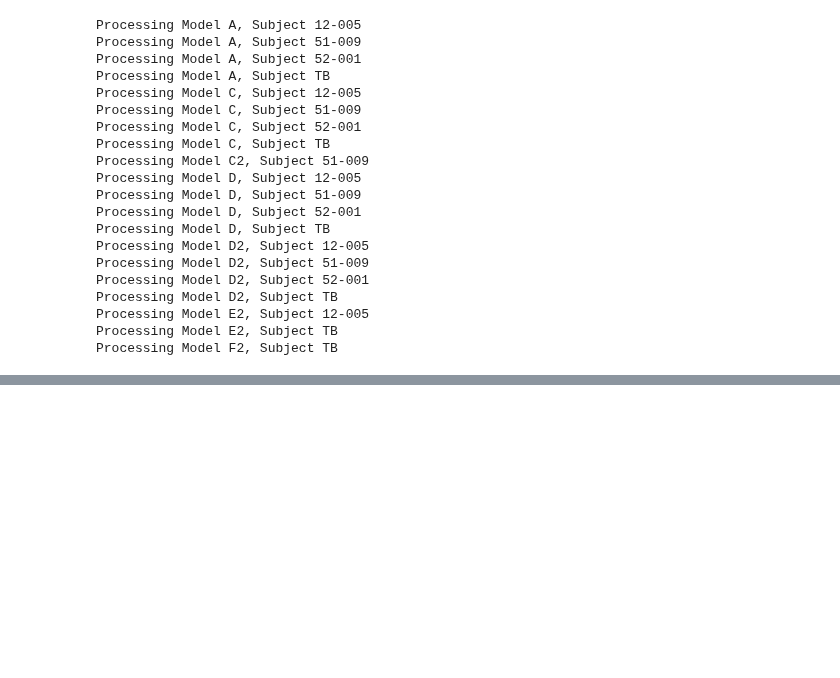
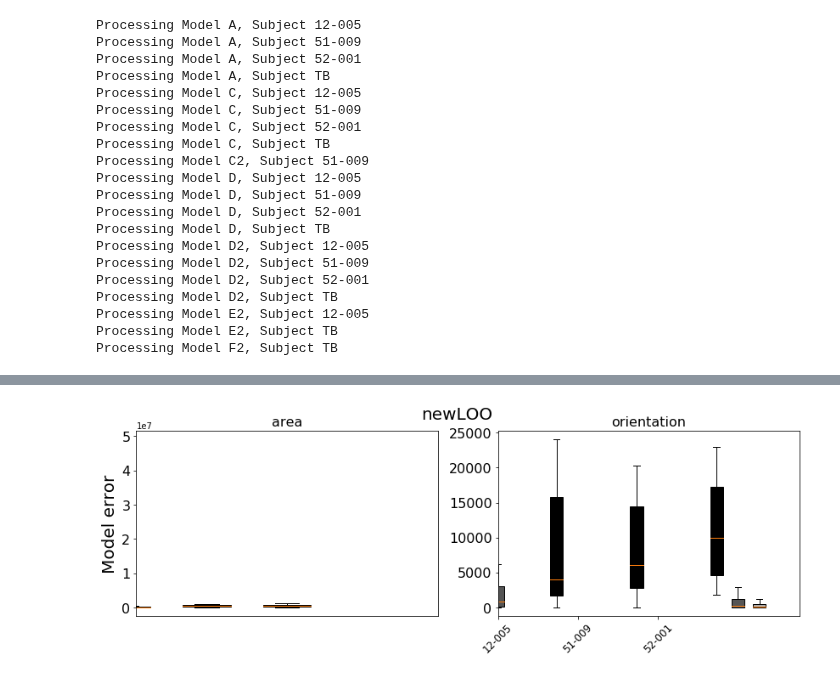
Before and after one commit to VisCog/ArgusShapes, a Jupyter notebook: examples/notebooks/plot-crossval-props.ipynb, the cells around one changed output, grey strips where cells are left out. Drawn from its saved outputs; the diff is of its cells as text; code cells hidden in the pictures; blank space fills up the shorter version.

```diff
--- a/examples/notebooks/plot-crossval-props.ipynb
+++ b/examples/notebooks/plot-crossval-props.ipynb
@@ -217,0 +222,53 @@ fig.savefig(os.path.join(results_dir, 'mse_props_loss.png'))
+# %%
+plot_models = ['A', 'E2', 'F2']
+columns = ['area', 'orientation']
+N = len(plot_models)
+width = 0.8 / N
+ind = np.arange(N)
+
+fig, axes = plt.subplots(ncols=len(columns), figsize=(14, 4), sharex=True, sharey=False)
+cm = plt.get_cmap('gray')
+
+show_ylabel = True
+for ax, col in zip(axes.ravel(), columns):
+    rects = {}
+    for m, model in enumerate(plot_models):
+        pcolor = list(cm(m / len(plot_models)))
+        alldata = []
+        pos = []
+        for s, subject in enumerate(subjects):
+            if not loss[model][subject]:
+                continue
+            attr = [l[col] for l in loss[model][subject]]
+            attr = [item for sublist in attr for item in sublist]
+            alldata.append(attr)
+            pos.append(s + m * width)
+#             r = ax.bar(s + m * width, np.mean(np.sqrt(attr)), width, yerr=np.std(np.sqrt(attr)),
+#                        color=pcolor, edgecolor='w', linewidth=2,
+#                        label='Model %s' % model)
+#             ax.scatter(np.ones_like(attr) * (s + m * width), np.sqrt(attr), color=(0, 0, 0, 0.5),
+#                        edgecolor='k', zorder=5, s=20)
+        bp = ax.boxplot(alldata, positions=pos, widths=0.6 * width, notch=False,
+                        showfliers=False, vert=True, patch_artist=True)
+        [b.set_facecolor(pcolor) for b in bp['boxes']]
+        rects[model] = bp
+#             rects[model] = r[0]
+#     a = ax.axis()
+#     ax.plot([a[0], a[1]], [1, 1], 'k--')
+    if show_ylabel:
+        ax.set_ylabel('Model error', fontsize=20)
+        show_ylabel = False
+    ax.set_xticks(ind + 0.5 * width * (len(plot_models) - 1))
+    ax.set_xticklabels(subjects, rotation=45, ha='center', fontsize=12)
+#     ax.set_yscale('log')
+#     ax.set_ylim(0.1, 10000)
+    ax.yaxis.set_tick_params(labelsize=16)
+    ax.set_title('%s' % col, fontsize=16)
+fig.suptitle(os.path.basename(os.path.dirname(results_dir)), fontsize=20)
+# fig.legend([rects[m] for m in models if m in rects],
+#            [models[m] for m in models if m in rects],
+#           ncol=4, loc='lower center', fontsize=12)
+# fig.tight_layout(rect=[0, 0.1, 1, 0.9])
+fig.savefig(os.path.join(results_dir, 'mse_props_loss2.png'))
+# %% [output]
+[figure, added]
```
Also changed, not shown: parts of 12 cells of this notebook.
